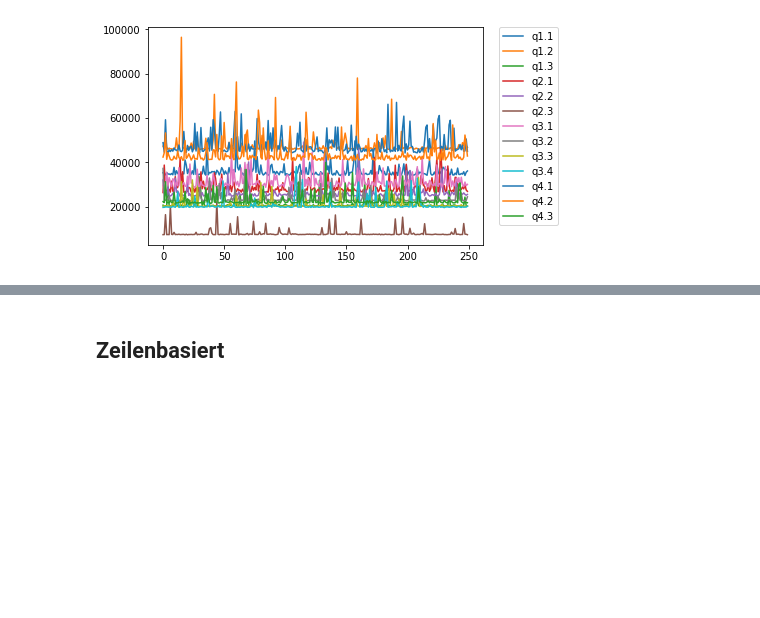
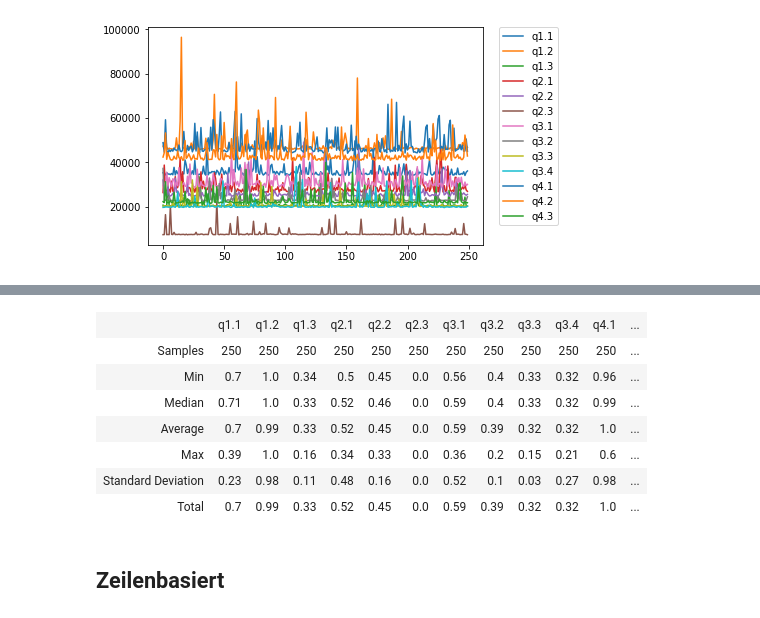
Before and after one commit to Osslack/HANA_SSBM, a Jupyter notebook: src/analyser/Analysis-SSBM-HANA.ipynb, the cells around one changed output, grey strips where cells are left out. Saved outputs shown, nothing was run; the diff lists cells and outputs as text; code cells hidden in the pictures; blank space fills up the shorter version.

```diff
--- a/src/analyser/Analysis-SSBM-HANA.ipynb
+++ b/src/analyser/Analysis-SSBM-HANA.ipynb
@@ -122,3 +122,14 @@ comparison.compare_raw()
+# %%
+comparison.compare()
+# %% [output]
+|  | q1.1 | q1.2 | q1.3 | q2.1 | q2.2 | q2.3 | q3.1 | q3.2 | q3.3 | q3.4 | q4.1 | ... |
+| Samples | 250 | 250 | 250 | 250 | 250 | 250 | 250 | 250 | 250 | 250 | 250 | ... |
+| Min | 0.7 | 1.0 | 0.34 | 0.5 | 0.45 | 0.0 | 0.56 | 0.4 | 0.33 | 0.32 | 0.96 | ... |
+| Median | 0.71 | 1.0 | 0.33 | 0.52 | 0.46 | 0.0 | 0.59 | 0.4 | 0.33 | 0.32 | 0.99 | ... |
+| Average | 0.7 | 0.99 | 0.33 | 0.52 | 0.45 | 0.0 | 0.59 | 0.39 | 0.32 | 0.32 | 1.0 | ... |
+| Max | 0.39 | 1.0 | 0.16 | 0.34 | 0.33 | 0.0 | 0.36 | 0.2 | 0.15 | 0.21 | 0.6 | ... |
+| Standard Deviation | 0.23 | 0.98 | 0.11 | 0.48 | 0.16 | 0.0 | 0.52 | 0.1 | 0.03 | 0.27 | 0.98 | ... |
+| Total | 0.7 | 0.99 | 0.33 | 0.52 | 0.45 | 0.0 | 0.59 | 0.39 | 0.32 | 0.32 | 1.0 | ... |
 # %% [markdown]
 ## Zeilenbasiert
 # %%
```
Also changed, not shown: parts of 5 cells of this notebook, 1 other file.
